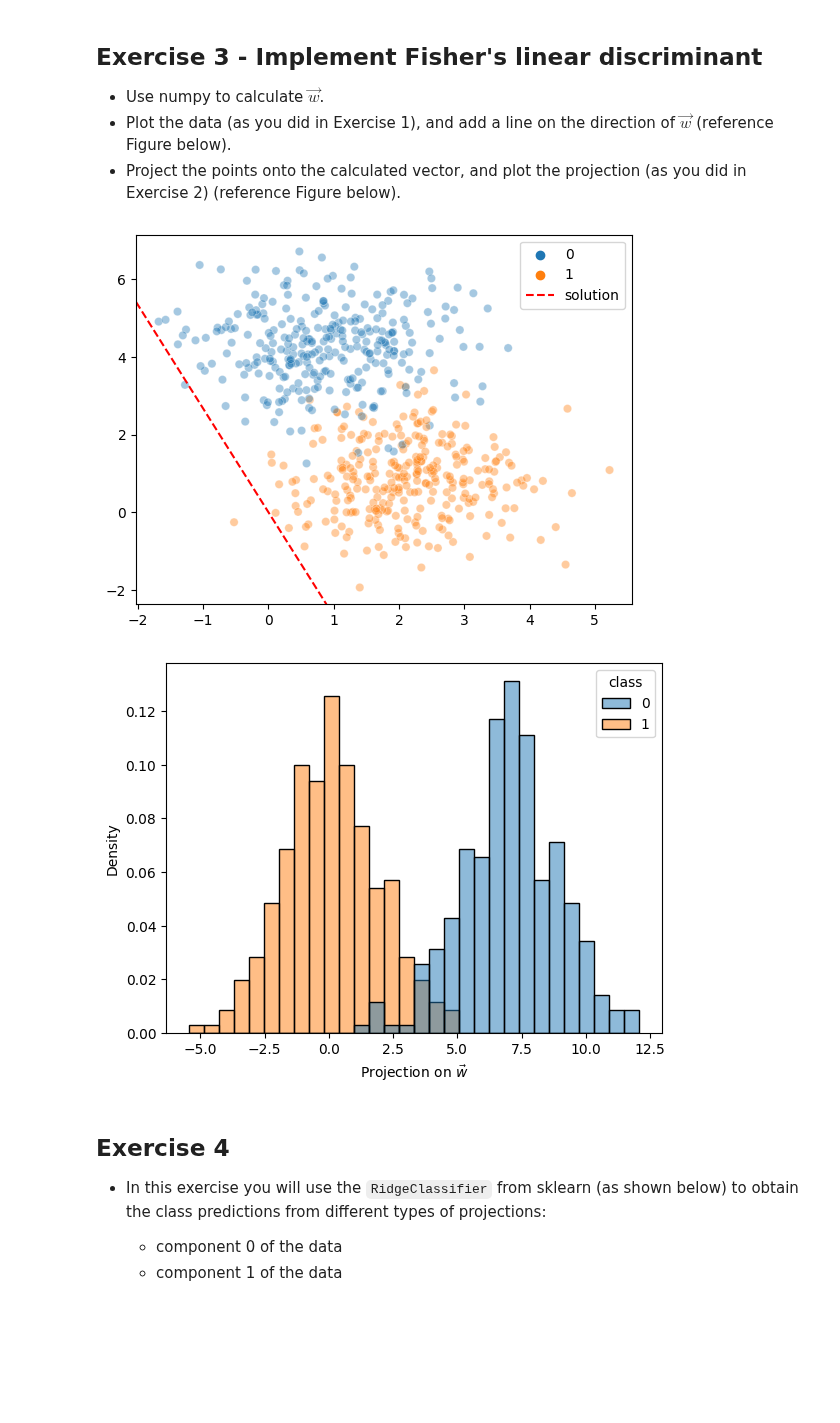
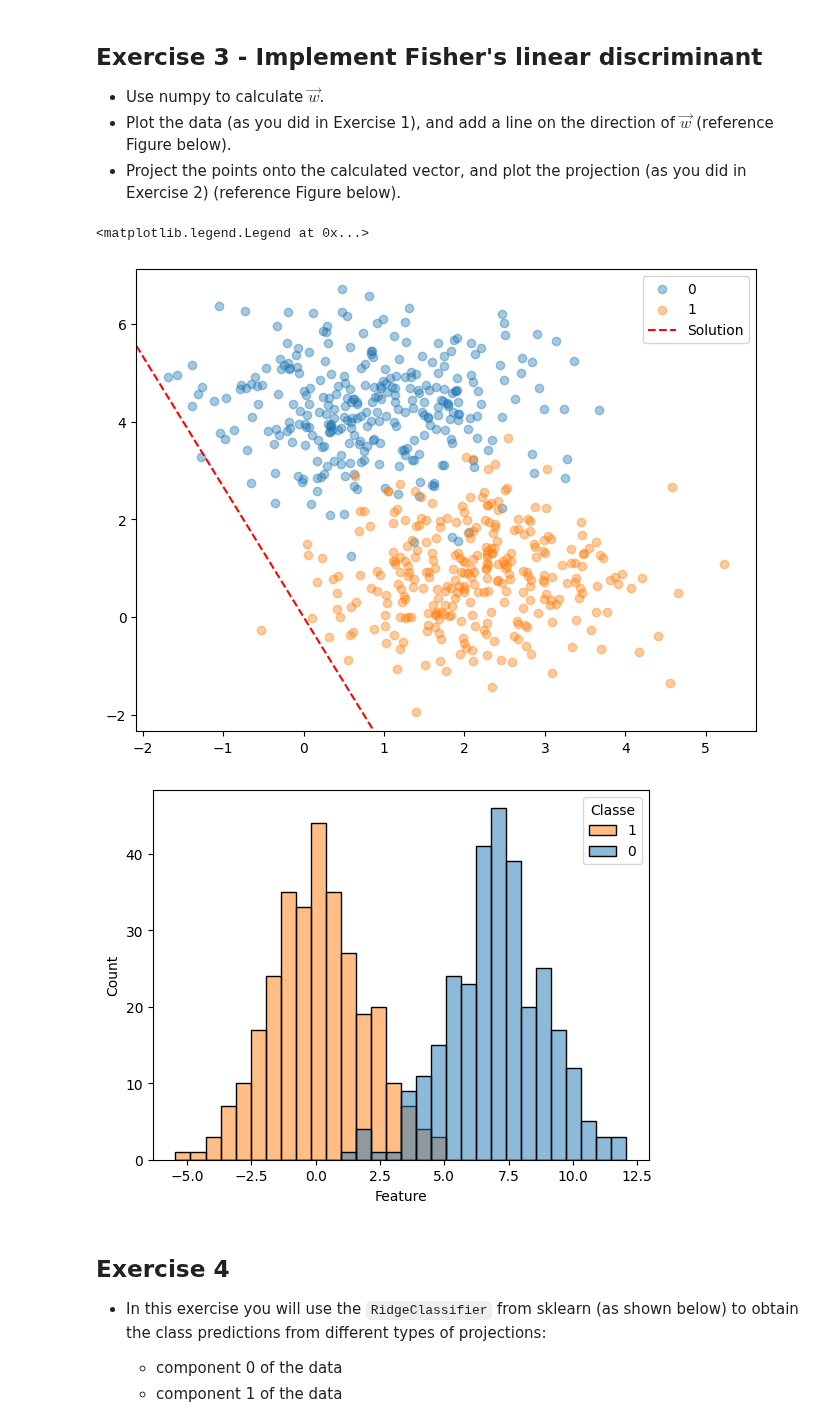
Before and after one commit to gtironi/MachineLearning, a Jupyter notebook: tacd/lab_classification/lab_classification.ipynb, the cells around one changed output. Cells and saved outputs as stored; diff of their text form; code cells hidden in the pictures; blank space fills up the shorter version.

Commit message:
Fisher's Discriminant

```diff
--- a/tacd/lab_classification/lab_classification.ipynb
+++ b/tacd/lab_classification/lab_classification.ipynb
@@ -72,7 +56,7 @@ _Tips:_
 * Use 30 bins to obtain a similar plot.
 # %%
 # your code goes here
-def plot_histogram(X_column, y):
+def plot_histogram(X_column, y, y_label):
     plt.figure()
     df = pd.DataFrame({'Feature': X_column, 'Classe': y})
 
@@ -93,14 +77,55 @@ plot_histogram(X[:,0], y)
 * Project the points onto the calculated vector, and plot the projection (as you did in Exercise 2) (reference Figure below).
 # %%
 # your code goes here:
+def fishers_linear_discriminant(X, y):
+    # Calculate the means of each class
+    mean_class1 = np.mean(X[y == 0], axis=0)
+    mean_class2 = np.mean(X[y == 1], axis=0)
+
+    # Calculate the within-class scatter matrix
+    within_class1 = np.cov(X[y == 0], rowvar=False)
+    within_class2 = np.cov(X[y == 1], rowvar=False)
+    within_class = within_class1 + within_class2
+
+    # Calculate the between-class scatter matrix
+    mean_diff = (mean_class1 - mean_class2).reshape(-1, 1)
+
+    w = np.linalg.inv(within_class) @ mean_diff
+
+    return w
 # %%
 # your code goes here:
+w = np.array(fishers_linear_discriminant(X, y)).T
+
+p_0 = np.array([0, 0])
+p = p_0 + 8 * w
+t = p_0 - 8 * w
+
+ps = np.vstack((t, p))
+
+
+plt.figure(figsize=(8, 6))
+plt.scatter(X[:,0][y==0], X[:,1][y==0], alpha=0.4, label = '0')
+plt.scatter(X[:,0][y==1], X[:,1][y==1], alpha=0.4, label = '1')
+plt.plot(ps[:, 0], ps[:, 1], 'r--', label='Solution')
+
+plt.ylim(min(np.min(X[:, 1][y == 0]), np.min(X[:, 1][y == 1])) - 0.4,
+         max(np.max(X[:, 1][y == 0]), np.max(X[:, 1][y == 1])) + 0.4)
+
+plt.xlim(min(np.min(X[:, 0][y == 0]), np.min(X[:, 0][y == 1])) - 0.4,
+         max(np.max(X[:, 0][y == 0]), np.max(X[:, 0][y == 1])) + 0.4)
+
+plt.legend()
 # %% [output]
+<matplotlib.legend.Legend at 0x...>
-[figure, old version]
+[figure, new version]
 # %%
 # your code goes here:
+fisher_projections = np.dot(X, w.T)
+
+plot_histogram((fisher_projections.reshape(1, -1))[0], y)
 # %% [output]
-[figure, old version]
+[figure, new version]
 # %% [markdown]
 ## Exercise 4
 
```
Also changed, not shown: parts of 4 cells of this notebook.
